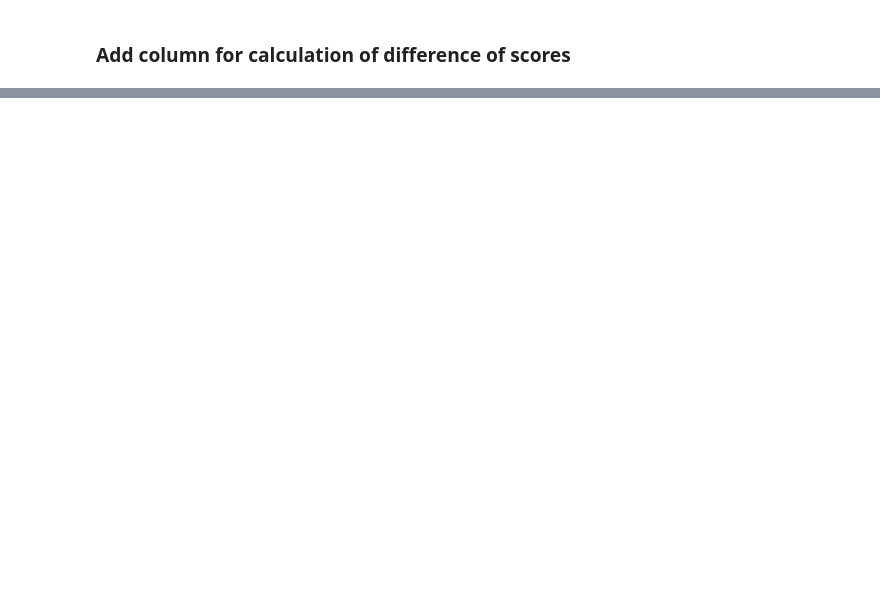
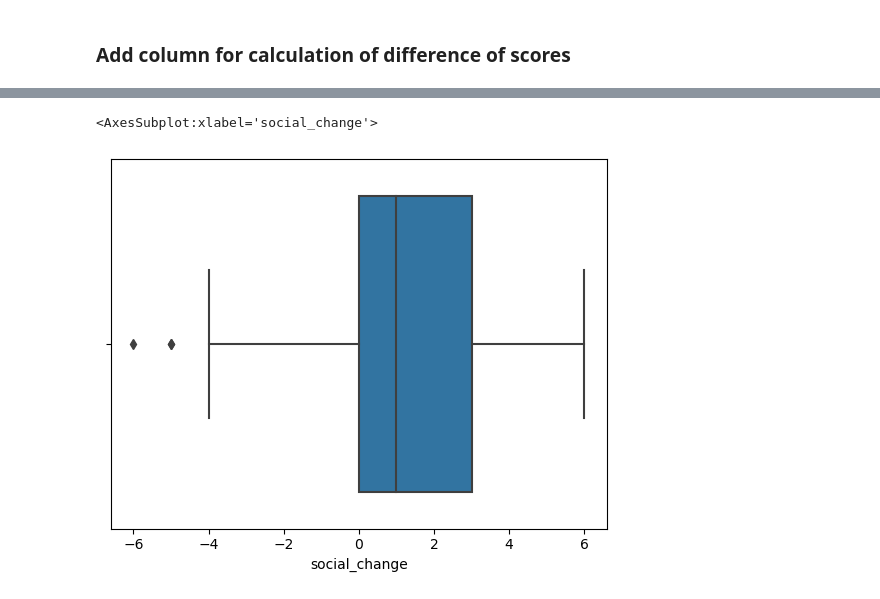
Before and after one commit to jwhankins177/Tennessee-Early-Intervention-System, a Jupyter notebook: notebooks/JH_notebook_CB.ipynb, the cells around one changed output, grey strips where cells are left out. Drawn from its saved outputs; the diff is of its cells as text; code cells hidden in the pictures; blank space fills up the shorter version.

```diff
--- a/notebooks/JH_notebook_CB.ipynb
+++ b/notebooks/JH_notebook_CB.ipynb
@@ -105,0 +513,5 @@ ss.head(20)
+# %%
+sns.boxplot(data = drop_change_by_cat, x = 'social_change')
+# %% [output]
+<AxesSubplot:xlabel='social_change'>
+[figure, added]
```
Also changed, not shown: parts of 58 cells of this notebook.
